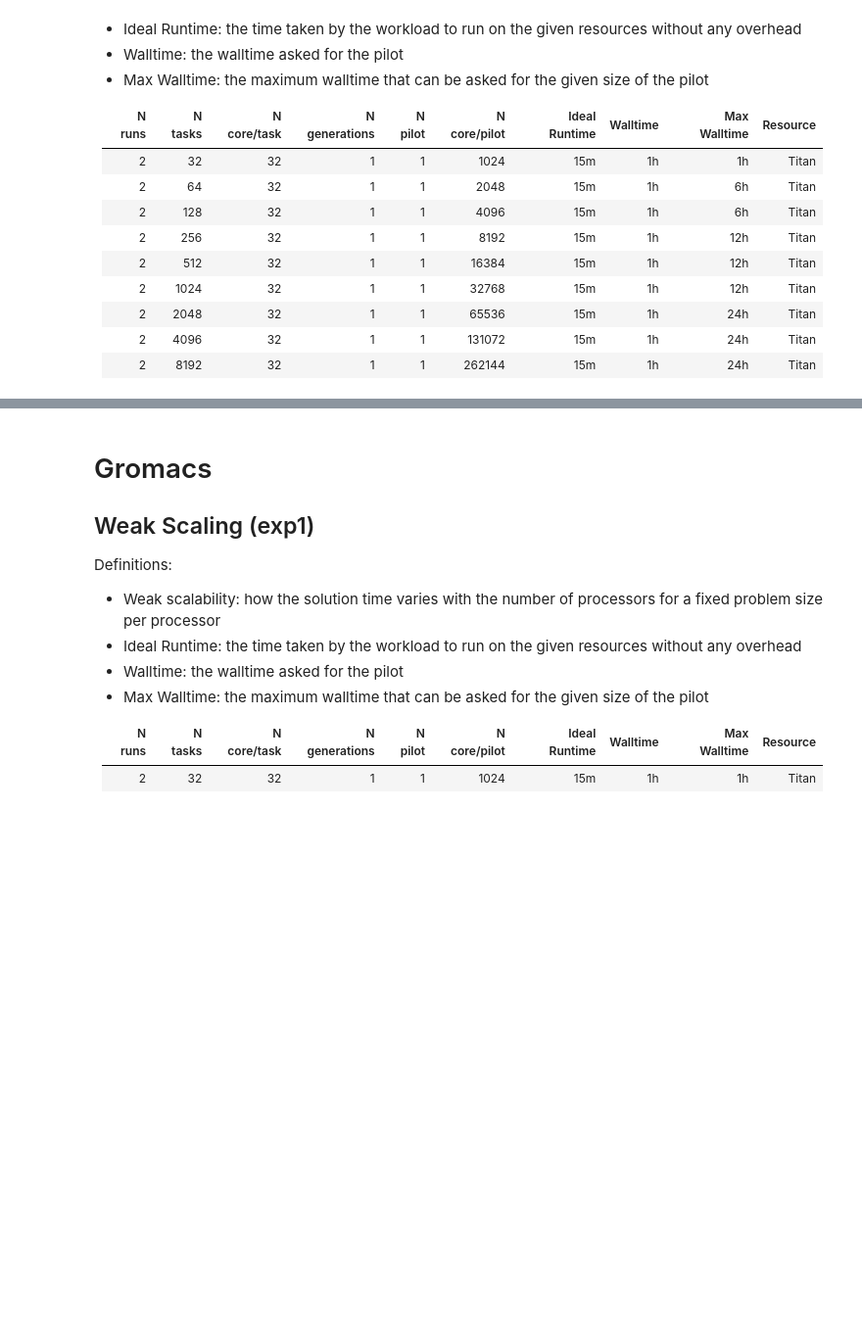
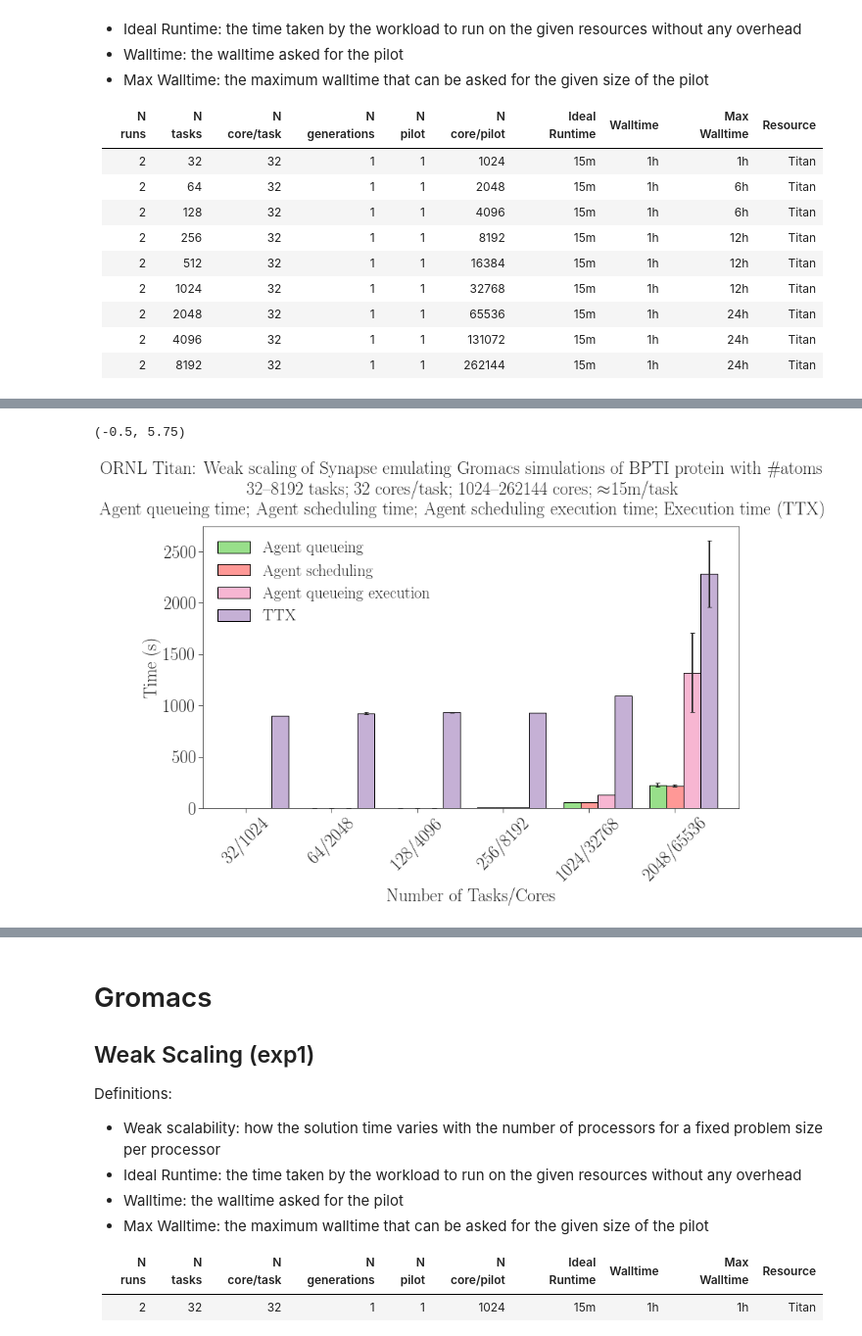
Before and after one commit to radical-experiments/rp.paper, a Jupyter notebook: analysis/rp_paper_ipdps2018.ipynb, the cells around one changed output, grey strips where cells are left out. Shown at 98% size. Drawn from its saved outputs; the diff is of its cells as text; code cells hidden in the pictures; blank space fills up the shorter version.

```diff
--- a/analysis/rp_paper_ipdps2018.ipynb
+++ b/analysis/rp_paper_ipdps2018.ipynb
@@ -199,0 +206,40 @@ ax.set_xlim(-0.5)
+# %%
+fig = plt.figure(figsize=(13,7))
+ax = fig.add_subplot(111)
+
+title_head = 'ORNL Titan: Weak scaling of Synapse emulating Gromacs simulations of BPTI protein with \#atoms'
+title_work = '32--8192 tasks; 32 cores/task; 1024--262144 cores; $\\approx$15m/task'
+title_desc = 'Agent queueing time; Agent scheduling time; Agent scheduling execution time; Execution time (TTX)'
+title = '%s\n%s\n%s' % (title_head, title_work, title_desc)
+fig.suptitle(title, y=1.05)
+
+# Plot means and std bars
+synapse_wscaling['Agent queueing'].reset_index().plot.bar(
+    x='nunit', y='mean', yerr='std',
+    position=1.5, width=0.20, color=tableau20[5], ax=ax, rot=45,
+    label='Agent queueing')
+
+synapse_wscaling['Agent scheduling'].reset_index().plot.bar(
+    x='nunit', y='mean', yerr='std',
+    position=0.5, width=0.20, color=tableau20[7], ax=ax, rot=45,
+    label='Agent scheduling')
+
+synapse_wscaling['Agent queueing execution'].reset_index().plot.bar(
+    x='nunit', y='mean', yerr='std',
+    position=-0.5, width=0.20, color=tableau20[13], ax=ax, rot=45,
+    label='Agent queueing execution')
+
+synapse_wscaling['TTX'].reset_index().plot.bar(
+    x='nunit', y='mean', yerr='std',
+    position=-1.5, width=0.20, color=tableau20[9], ax=ax, rot=45,
+    label='TTX')
+
+ax.set_xlabel('Number of Tasks/Cores')
+ax.set_ylabel('Time (s)')
+ax.set_ylim(0)
+ax.set_xlim(-0.5)
+
+#plt.savefig('figures/weak_scaling.pdf', dpi=600, bbox_inches='tight')
+# %% [output]
+(-0.5, 5.75)
+[figure, added]
```
Also changed, not shown: parts of 4 cells of this notebook.
